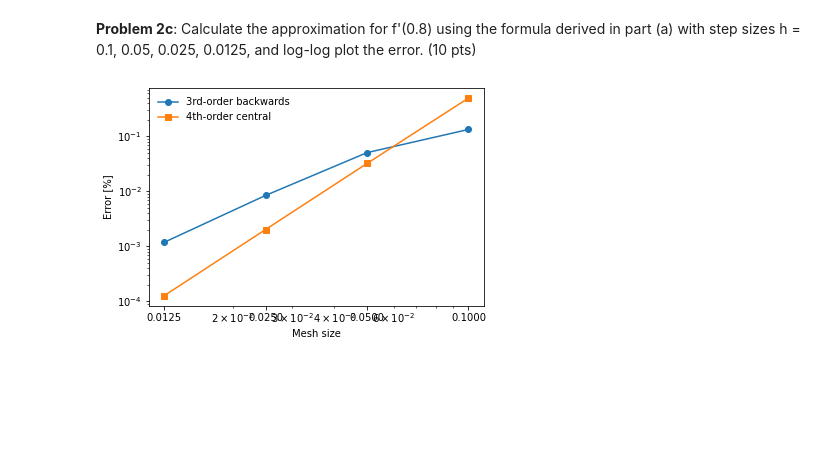
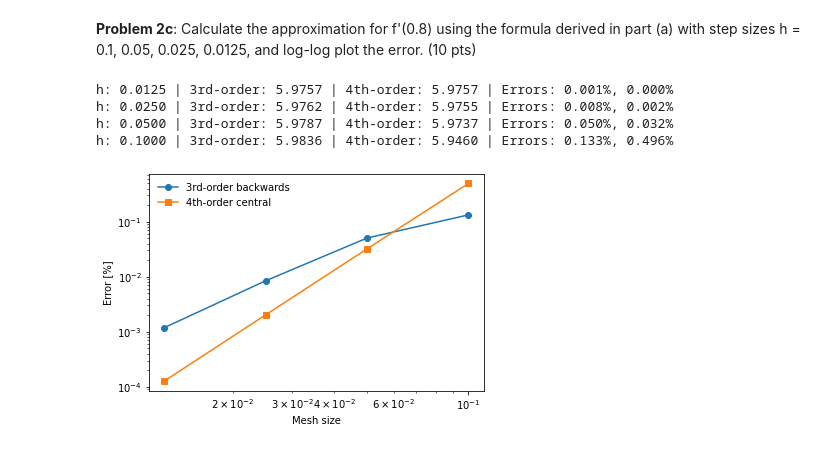
Before and after one commit to mr-gabrielrios/me_i4600, a Jupyter notebook: homework/homework_3/homework_3.ipynb, the cells around one changed output. Drawn from its saved outputs; the diff is of its cells as text; code cells hidden in the pictures; blank space fills up the shorter version.

Commit message:
Addition of print statements. Homework is ACTUALLY complete as of this commit.

```diff
--- a/homework/homework_3/homework_3.ipynb
+++ b/homework/homework_3/homework_3.ipynb
@@ -87,32 +87,37 @@ width_x = 2
 # Initialize list of grid spacing values
 arr_h = [0.0125, 0.025, 0.05, 0.1]
 # Actual value
 actual = -2*np.pi*np.sin(2*np.pi*point_x)
 # Initialize error dictionary
 errors = {'3rd-order backwards': [], '4th-order central': []}
 # Iterate through spacing values
 for h_value in arr_h:
     # Initialize list of x-values
     # Note that number of values is equal to twice the maximum number of positions on
     ### either side of the 'n' subscript value, plus 1 to account for this value.
     arr_x = np.linspace(point_x - h_value*width_x, point_x + h_value*width_x, 2*width_x+1)
     # Initialize list of y-values
     arr_y = [np.cos(2*np.pi*i) for i in arr_x]
     # Get derivatives
     a, b = backward(arr_y[:-1], h_value), central(arr_y, h_value)
     # Calculate errors
     err_a, err_b = 100*abs((a - actual)/actual), 100*abs((b - actual)/actual)
+    # Print answers
+    print('h: {0:.4f} | 3rd-order: {1:.4f} | 4th-order: {2:.4f} | Errors: {3:.3f}%, {4:.3f}%'.format(h_value, a, b, err_a, err_b))
     # Append to respective dictionaries
     errors['3rd-order backwards'].append(err_a)
     errors['4th-order central'].append(err_b)
 
 # Plot errors
 fig, ax = plt.subplots()
 for key, value in errors.items():
     ax.loglog(arr_h, value, marker = next(marker), label=key)
 ax.set_xlabel('Mesh size')
-ax.set_xticks(arr_h, labels=['{0:.4f}'.format(i) for i in arr_h])
 ax.set_ylabel('Error [%]')
 ax.legend(frameon=False);
 # %% [output]
+h: 0.0125 | 3rd-order: 5.9757 | 4th-order: 5.9757 | Errors: 0.001%, 0.000%
+h: 0.0250 | 3rd-order: 5.9762 | 4th-order: 5.9755 | Errors: 0.008%, 0.002%
+h: 0.0500 | 3rd-order: 5.9787 | 4th-order: 5.9737 | Errors: 0.050%, 0.032%
+h: 0.1000 | 3rd-order: 5.9836 | 4th-order: 5.9460 | Errors: 0.133%, 0.496%
-[figure, old version]
+[figure, new version]
```
